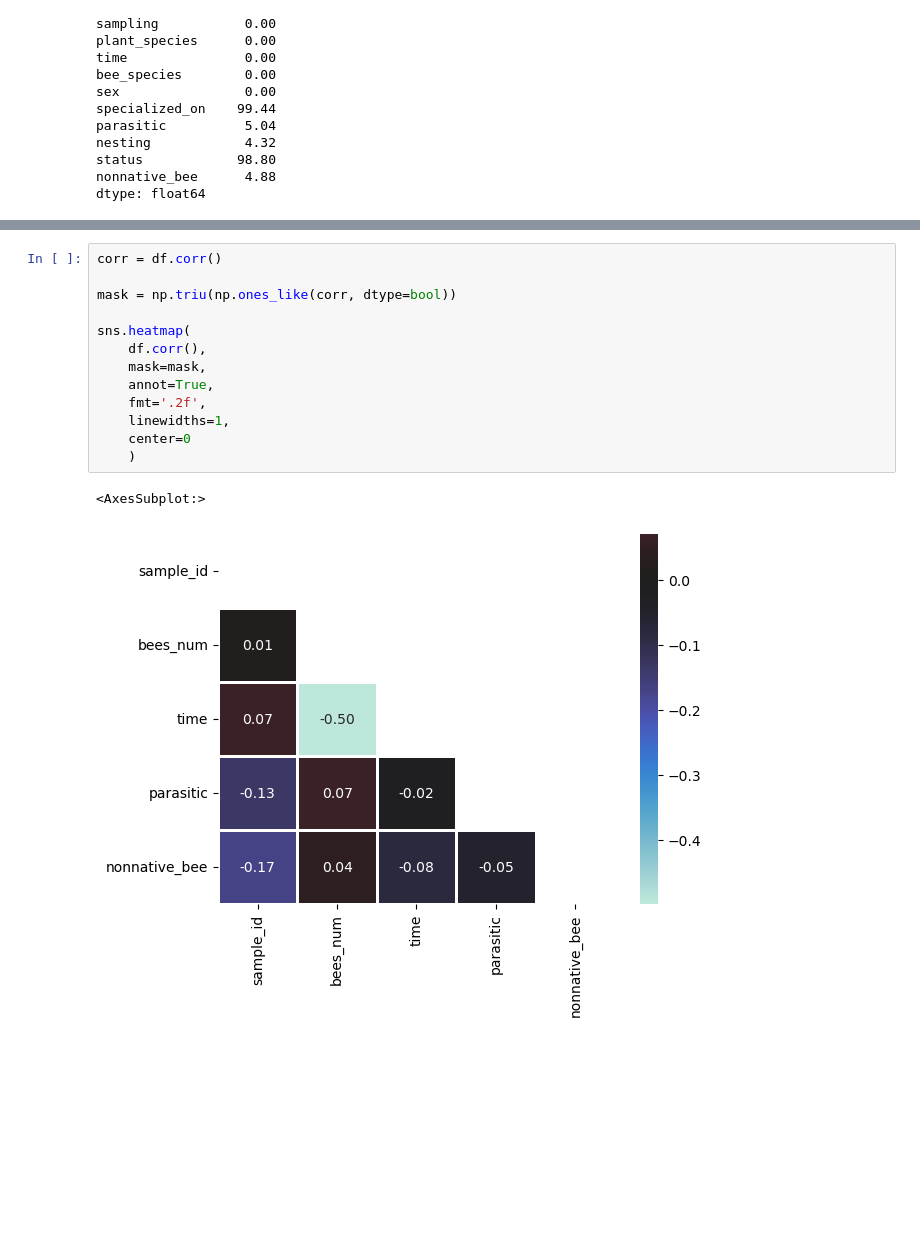
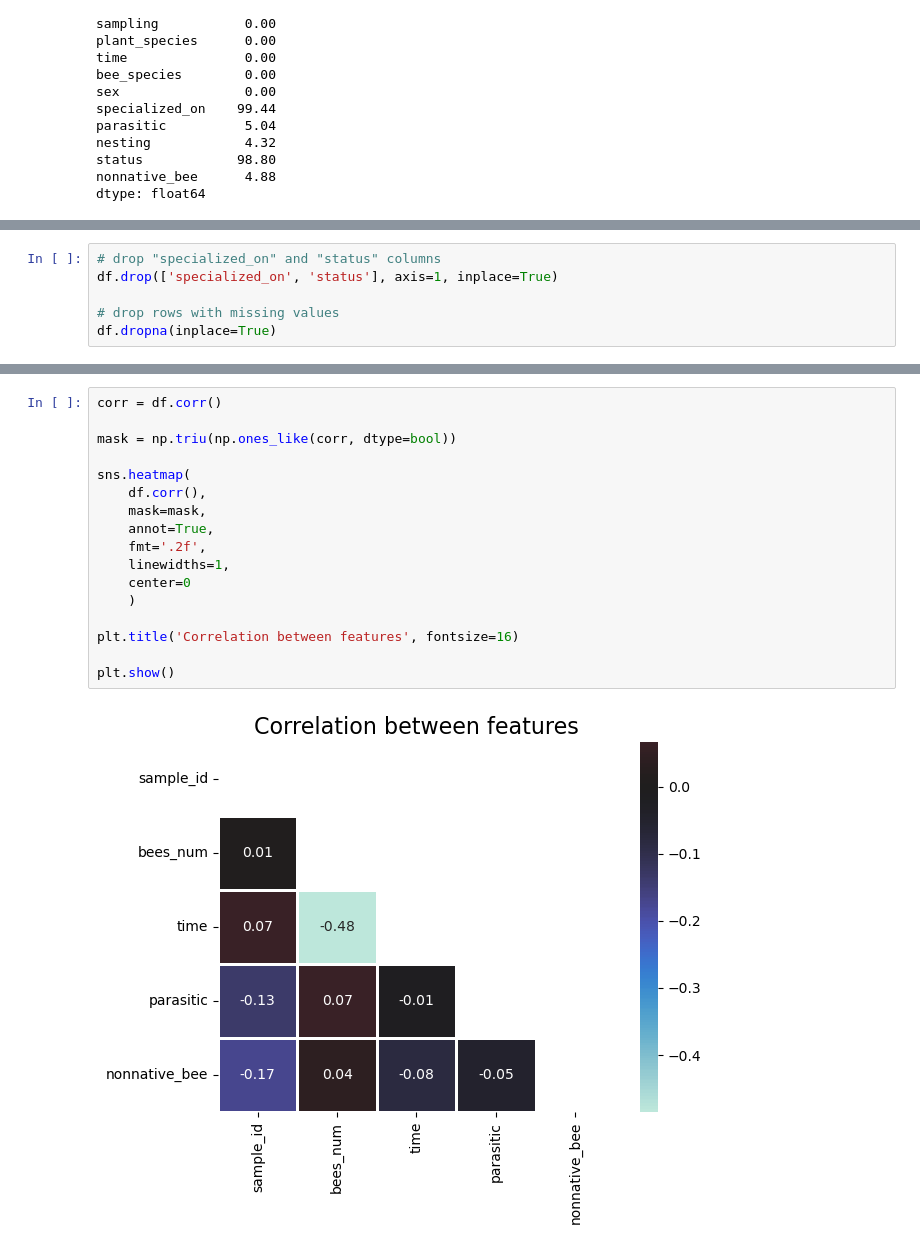
Before and after one commit to MukhammadSobirov/plants_and_bees, a Jupyter notebook: notebook.ipynb, the cells around one changed output, grey strips where cells are left out. Saved outputs shown, nothing was run; the diff lists cells and outputs as text; blank space fills up the shorter version.

```diff
--- a/notebook.ipynb
+++ b/notebook.ipynb
@@ -125,2 +134,8 @@ dtype: float64
+# %%
+# drop "specialized_on" and "status" columns
+df.drop(['specialized_on', 'status'], axis=1, inplace=True)
+
+# drop rows with missing values
+df.dropna(inplace=True)
 # %%
 sns.pairplot(df, hue='sample_id')
@@ -130,16 +146,19 @@ sns.pairplot(df, hue='sample_id')
 # %%
 corr = df.corr()
 
 mask = np.triu(np.ones_like(corr, dtype=bool))
 
 sns.heatmap(
     df.corr(),
     mask=mask,
     annot=True,
     fmt='.2f',
     linewidths=1,
     center=0
     )
+
+plt.title('Correlation between features', fontsize=16)
+
+plt.show()
 # %% [output]
-<AxesSubplot:>
-[figure, old version]
+[figure, new version]
```
Also changed, not shown: parts of 18 cells of this notebook.
